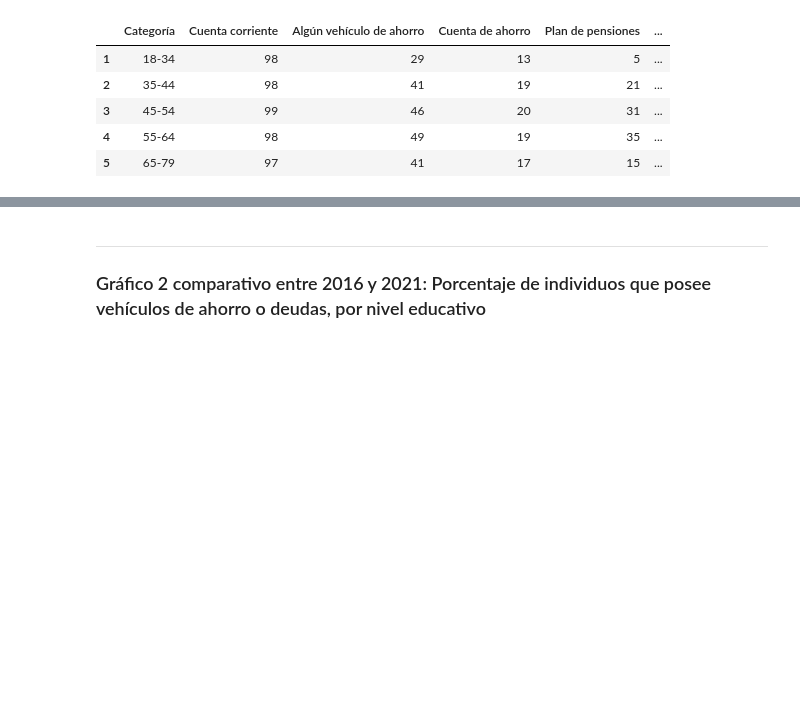
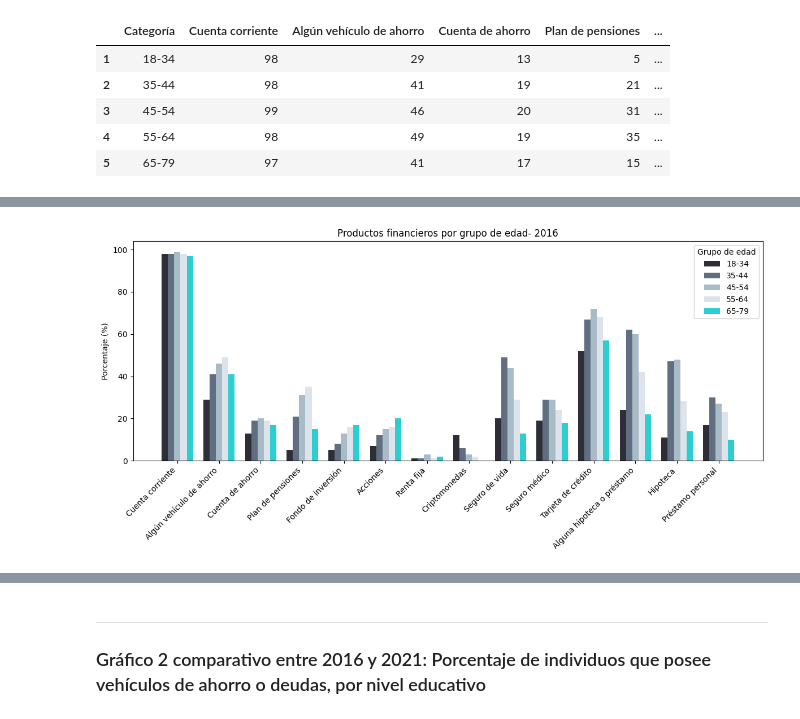
Before and after one commit to Lambda-14/Sim-Empresa, a Jupyter notebook: Equip_9/Scripts/ECF.ipynb, the cells around one changed output, grey strips where cells are left out. Cells and saved outputs as stored; diff of their text form; code cells hidden in the pictures; blank space fills up the shorter version.

```diff
--- a/Equip_9/Scripts/ECF.ipynb
+++ b/Equip_9/Scripts/ECF.ipynb
@@ -418,0 +322,38 @@ plt.show()
+# %%
+import matplotlib.pyplot as plt
+import pandas as pd
+import numpy as np
+
+# Columnas a representar (excluyendo 'Categoría')
+productos = dataT4_por_edades.columns[1:]
+
+# Crear figura y ejes
+fig, ax = plt.subplots(figsize=(12, 6))
+
+# Número de grupos y barras por grupo
+n_edades = len(dataT4_por_edades)
+n_productos = len(productos)
+
+# Posición base de cada grupo
+x = np.arange(n_productos)
+bar_width = 0.15
+
+# Colores opcionales
+colors_productes_financers = ['#2E2F36', '#5F6F81','#AABBC8', '#DCE3EA', '#2CCED1']
+
+# Dibujar una barra por cada grupo de edad
+for i, (idx, row) in enumerate(dataT4_por_edades.iterrows()):
+    valores = row[1:]  # todos los productos menos la categoría
+    ax.bar(x + i * bar_width, valores, width=bar_width, label=row["Categoría"], color=colors_productes_financers[i])
+
+# Etiquetas y formato
+ax.set_xticks(x + bar_width * (n_edades - 1) / 2)
+ax.set_xticklabels(productos, rotation=45, ha='right')
+ax.set_ylabel("Porcentaje (%)")
+ax.set_title("Productos financieros por grupo de edad- 2016")
+ax.legend(title="Grupo de edad")
+
+plt.tight_layout()
+plt.show()
+# %% [output]
+[figure, added]
```
Also changed, not shown: parts of 4 cells of this notebook.
